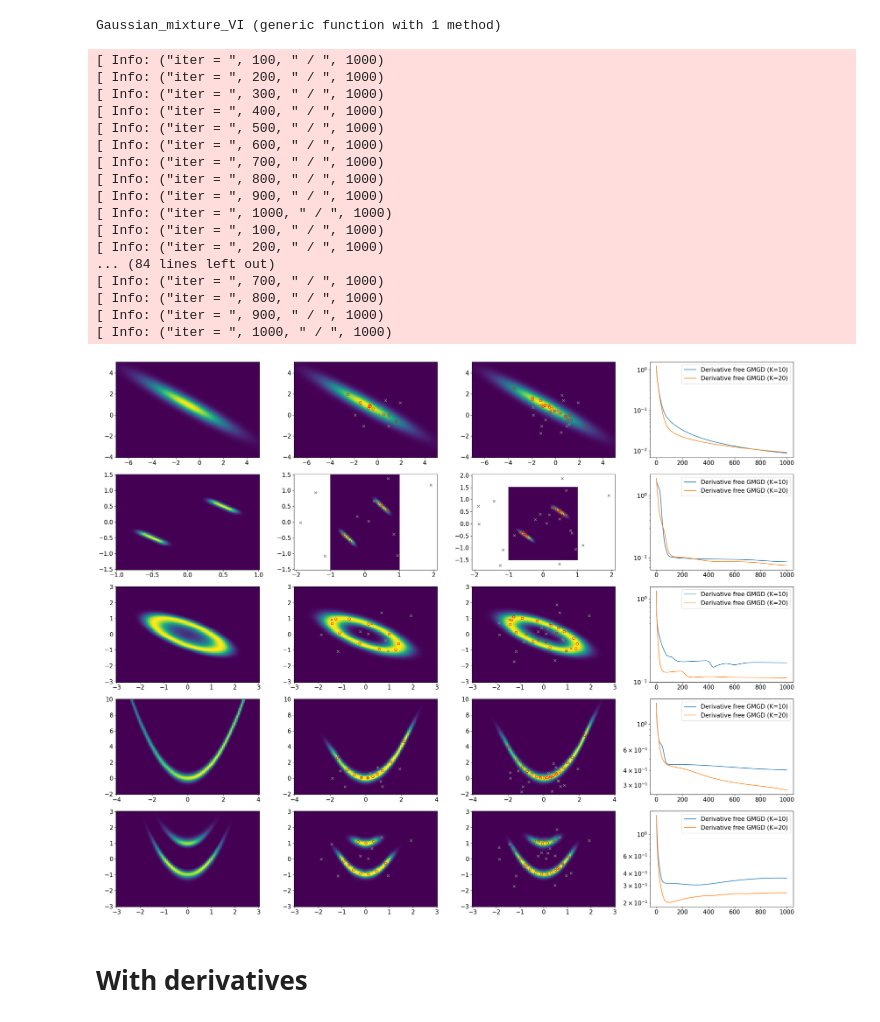
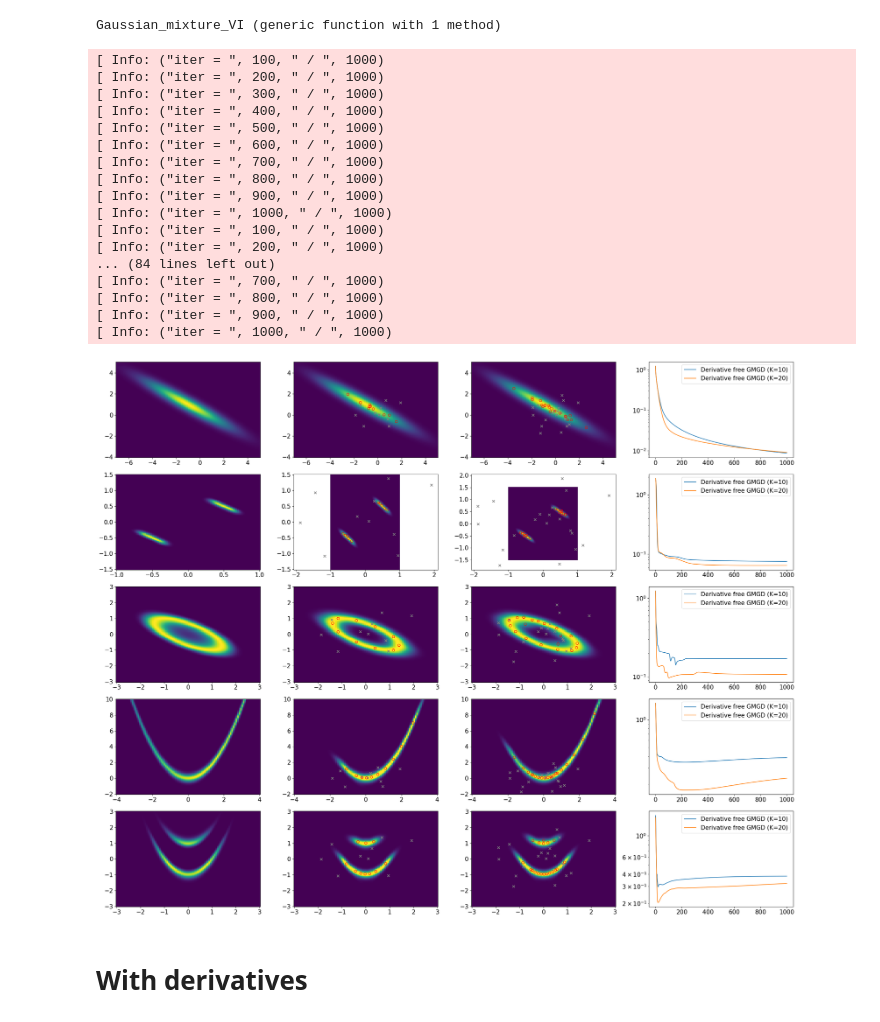
Before and after one commit to Zhengyu-Huang/InverseProblems.jl, a Jupyter notebook: Derivative-Free/Gaussian-Mixture-NGD.ipynb, the cells around one changed output. Saved outputs shown, nothing was run; the diff lists cells and outputs as text; code cells hidden in the pictures.

```diff
--- a/Derivative-Free/Gaussian-Mixture-NGD.ipynb
+++ b/Derivative-Free/Gaussian-Mixture-NGD.ipynb
@@ -421,7 +421,7 @@ y = [0.0; 1.0]
 func_args = (y, ση, 0, Gtype)
 func_F(x) = F(x, func_args)
 func_dV(x) = V(x, func_args)
-dt = 1e-1
+dt = 5e-1
 objs = (Gaussian_mixture_VI(nothing, func_F, x0_w[1:div(N_modes,2)], x0_mean[1:div(N_modes,2),:], xx0_cov[1:div(N_modes,2),:,:]; N_iter = N_iter, dt = dt)[1],
         Gaussian_mixture_VI(nothing, func_F, x0_w, x0_mean, xx0_cov; N_iter = N_iter, dt = dt)[1])
 visualization_2d(ax[2,:]; Nx = Nx, Ny = Ny, x_lim=[-1.0, 1.0], y_lim=[-1.5, 1.5], func_F=func_F, objs=objs)
@@ -436,7 +436,7 @@ func_args = (y, ση, A , Gtype)
 func_F(x) = F(x, func_args)
 func_dV(x) = V(x, func_args)
 μ0, Σ0 = [0.0; 0.0], [1.0 0.0; 0.0 1.0]
-dt = 1e-1
+dt = 5e-1
 objs = (Gaussian_mixture_VI(nothing, func_F, x0_w[1:div(N_modes,2)], x0_mean[1:div(N_modes,2),:], xx0_cov[1:div(N_modes,2),:,:]; N_iter = N_iter, dt = dt)[1],
         Gaussian_mixture_VI(nothing, func_F, x0_w, x0_mean, xx0_cov; N_iter = N_iter, dt = dt)[1])
 visualization_2d(ax[3,:]; Nx = Nx, Ny = Ny, x_lim=[-3.0, 3.0], y_lim=[-3.0, 3.0], func_F=func_F, objs=objs)
@@ -450,7 +450,7 @@ y = [0.0; 1.0]
 func_args = (y, ση, λ , Gtype)
 func_F(x) = F(x, func_args)
 func_dV(x) = V(x, func_args)
-dt = 1e-1
+dt = 5e-1
 μ0, Σ0 = [0.0; 0.0], [1.0 0.0; 0.0 1.0]
 objs = (Gaussian_mixture_VI(nothing, func_F, x0_w[1:div(N_modes,2)], x0_mean[1:div(N_modes,2),:], xx0_cov[1:div(N_modes,2),:,:]; N_iter = N_iter, dt = dt)[1],
         Gaussian_mixture_VI(nothing, func_F, x0_w, x0_mean, xx0_cov; N_iter = N_iter, dt = dt)[1])
@@ -462,35 +462,35 @@ visualization_2d(ax[4,:]; Nx = Nx, Ny = Ny, x_lim=[-4.0, 4.0], y_lim=[-2.0, 10.0
 Gtype = "Double_banana"
 λ = 100.0
 y = [log(λ+1); 0.0; 0.0]
 func_args = (y, ση, λ , Gtype)
 func_F(x) = F(x, func_args)
 func_dV(x) = V(x, func_args)
-dt = 1e-1
+dt = 5e-1
 objs = (Gaussian_mixture_VI(nothing, func_F, x0_w[1:div(N_modes,2)], x0_mean[1:div(N_modes,2),:], xx0_cov[1:div(N_modes,2),:,:]; N_iter = N_iter, dt = dt)[1],
         Gaussian_mixture_VI(nothing, func_F, x0_w, x0_mean, xx0_cov; N_iter = N_iter, dt = dt)[1])
 visualization_2d(ax[5,:]; Nx = Nx, Ny = Ny, x_lim=[-3.0, 3.0], y_lim=[-3.0, 3.0], func_F=func_F, objs=objs)
 
 fig.tight_layout()
 fig.savefig("DFGMGD.pdf")
 # %% [output]
 [ Info: ("iter = ", 100, " / ", 1000)
 [ Info: ("iter = ", 200, " / ", 1000)
 [ Info: ("iter = ", 300, " / ", 1000)
 [ Info: ("iter = ", 400, " / ", 1000)
 [ Info: ("iter = ", 500, " / ", 1000)
 [ Info: ("iter = ", 600, " / ", 1000)
 [ Info: ("iter = ", 700, " / ", 1000)
 [ Info: ("iter = ", 800, " / ", 1000)
 [ Info: ("iter = ", 900, " / ", 1000)
 [ Info: ("iter = ", 1000, " / ", 1000)
 [ Info: ("iter = ", 100, " / ", 1000)
 [ Info: ("iter = ", 200, " / ", 1000)
 ... (84 lines left out)
 [ Info: ("iter = ", 700, " / ", 1000)
 [ Info: ("iter = ", 800, " / ", 1000)
 [ Info: ("iter = ", 900, " / ", 1000)
 [ Info: ("iter = ", 1000, " / ", 1000)
-[figure, old version]
+[figure, new version]
 # %% [markdown]
 # With derivatives
 # %%
```
Also changed, not shown: 3 other files.
